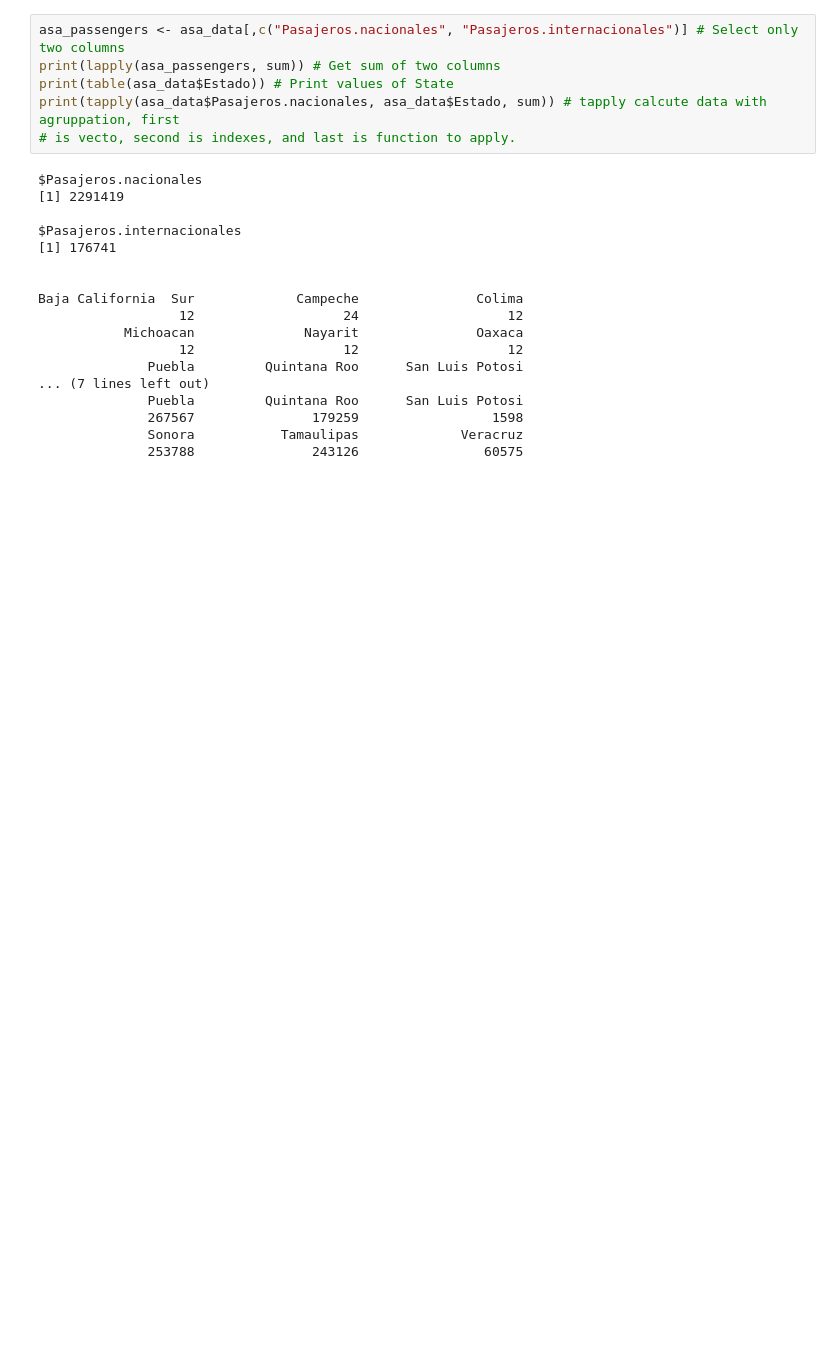
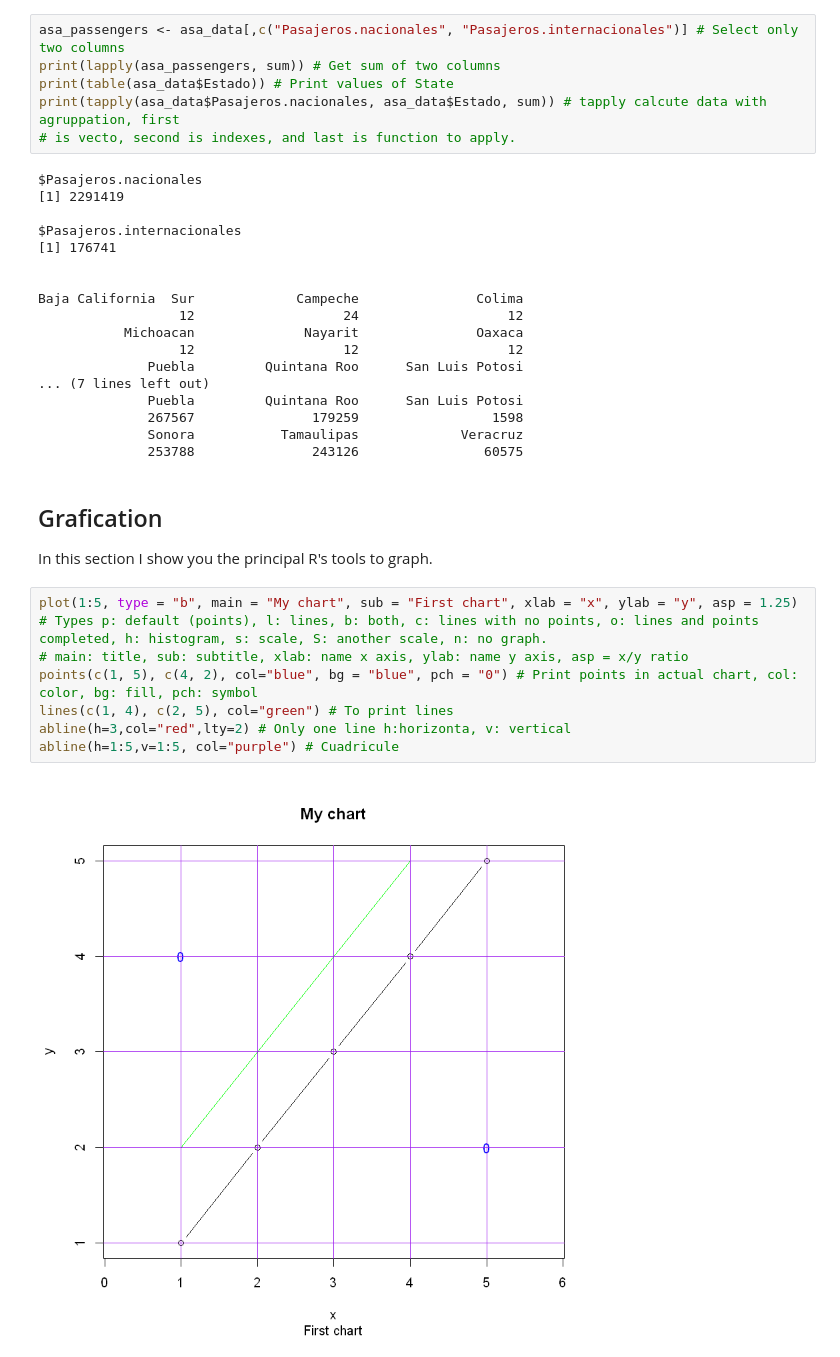
Before and after one commit to Gonza740/first_steps, a Jupyter notebook: dataTypesR.ipynb, the cells around one changed output. Saved outputs shown, nothing was run; the diff lists cells and outputs as text; blank space fills up the shorter version.

Commit message:
Modification to R practice notebook Create files to show data visualization with python

```diff
--- a/dataTypesR.ipynb
+++ b/dataTypesR.ipynb
@@ -448,3 +448,15 @@ Baja California  Sur             Campeche               Colima
               267567               179259                 1598
               Sonora           Tamaulipas             Veracruz
               253788               243126                60575
+# %% [markdown]
+## Grafication
+In this section I show you the principal R's tools to graph.
+# %%
+plot(1:5, type = "b", main = "My chart", sub = "First chart", xlab = "x", ylab = "y", asp = 1.25) # Types p: default (points), l: lines, b: both, c: lines with no points, o: lines and points completed, h: histogram, s: scale, S: another scale, n: no graph.
+# main: title, sub: subtitle, xlab: name x axis, ylab: name y axis, asp = x/y ratio
+points(c(1, 5), c(4, 2), col="blue", bg = "blue", pch = "0") # Print points in actual chart, col: color, bg: fill, pch: symbol
+lines(c(1, 4), c(2, 5), col="green") # To print lines
+abline(h=3,col="red",lty=2) # Only one line h:horizonta, v: vertical
+abline(h=1:5,v=1:5, col="purple") # Cuadricule
+# %% [output]
+[figure, added]
```
Also changed, not shown: parts of 13 cells of this notebook, 2 other files.
